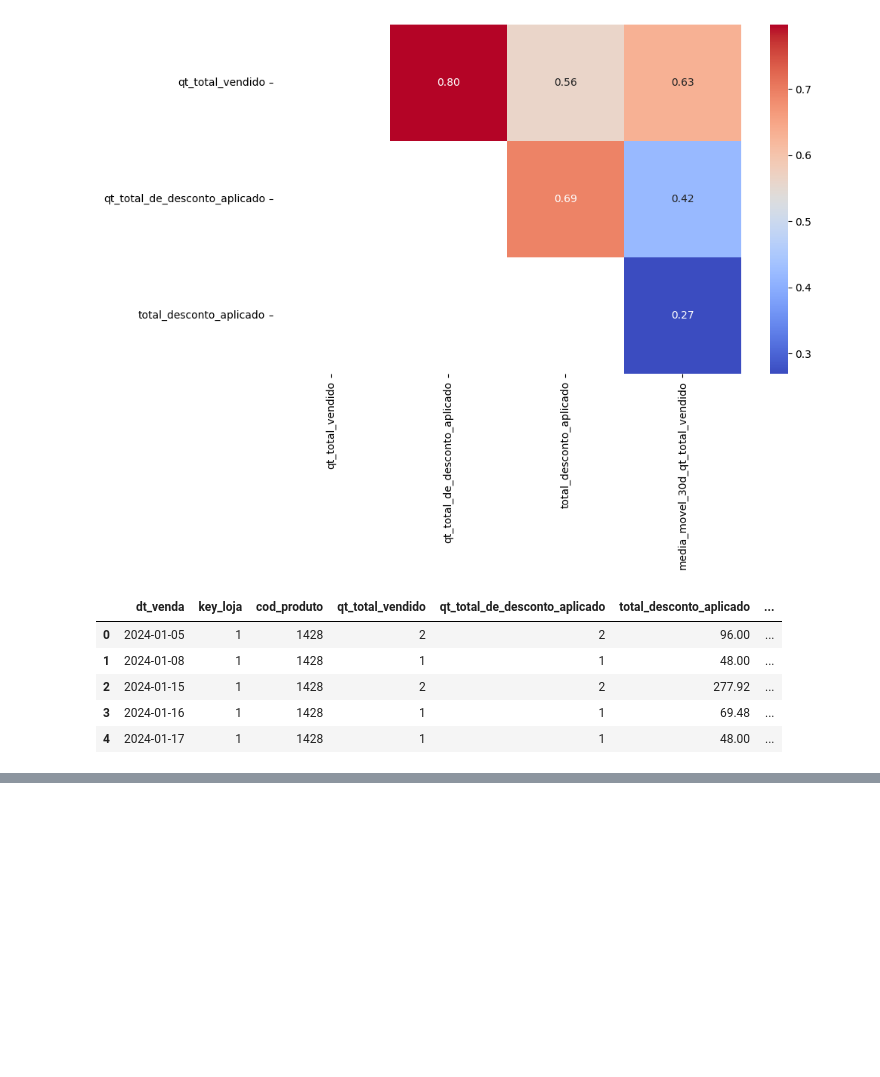
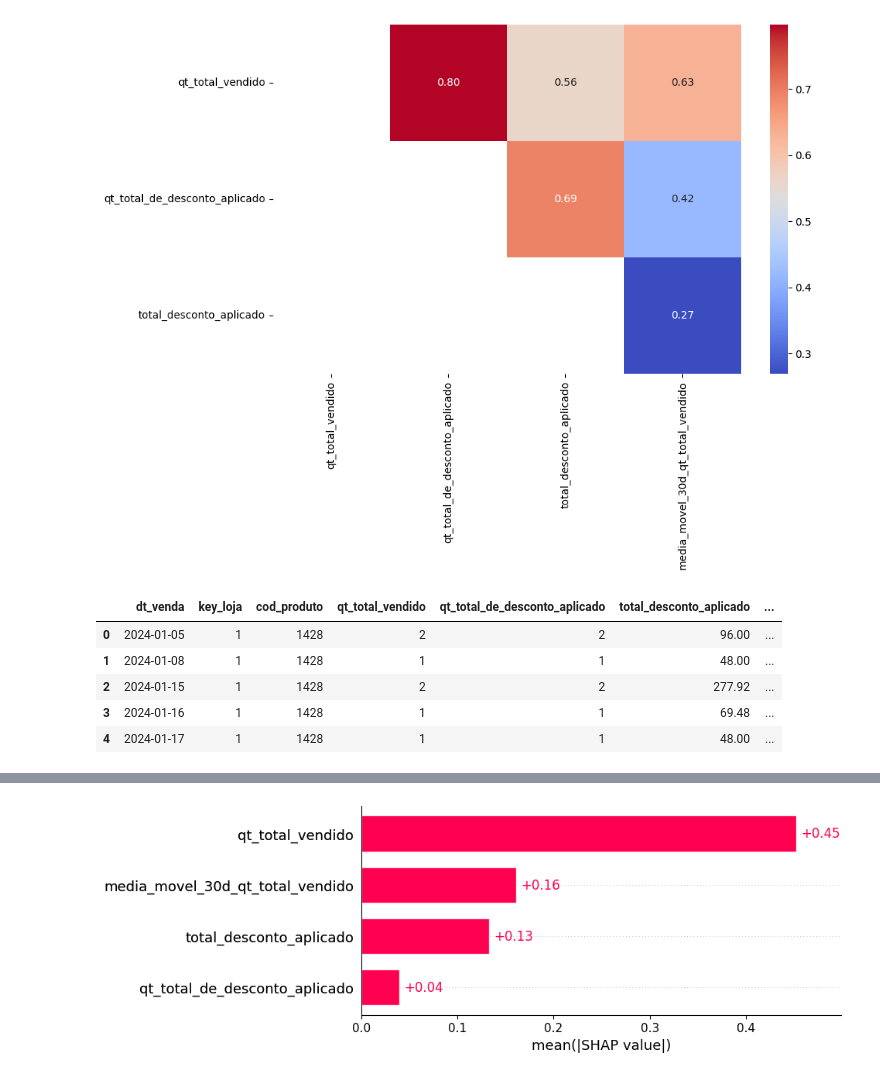
Before and after one commit to MaxwellPaparelli/Case, a Jupyter notebook: notebooks/notebook_case.ipynb, the cells around one changed output, grey strips where cells are left out. Cells and saved outputs as stored; diff of their text form; code cells hidden in the pictures; blank space fills up the shorter version.

```diff
--- a/notebooks/notebook_case.ipynb
+++ b/notebooks/notebook_case.ipynb
@@ -513,0 +559,13 @@ cv = KFold(n_splits = 10, shuffle = True, random_state = 123)
+# %%
+if melhor_algoritmo == 'ADABOOST':
+  print("Cálculo de valores SHAP muito oneroso em modelos de projeção, usando AdaBost na biblioteca SHAP.")
+else:
+  explainer = shap.Explainer(modelo_final.best_estimator_)
+  valores_shap = explainer(X_sample_transformed)
+# %%
+if melhor_algoritmo == 'ADABOOST':
+  print("Cálculo de valores SHAP muito oneroso em modelos de projeção, usando AdaBost na biblioteca SHAP.")
+else:
+  shap.plots.bar(shap.Explanation(values = valores_shap, feature_names = features))
+# %% [output]
+[figure, added]
```
Also changed, not shown: parts of 16 cells of this notebook.
